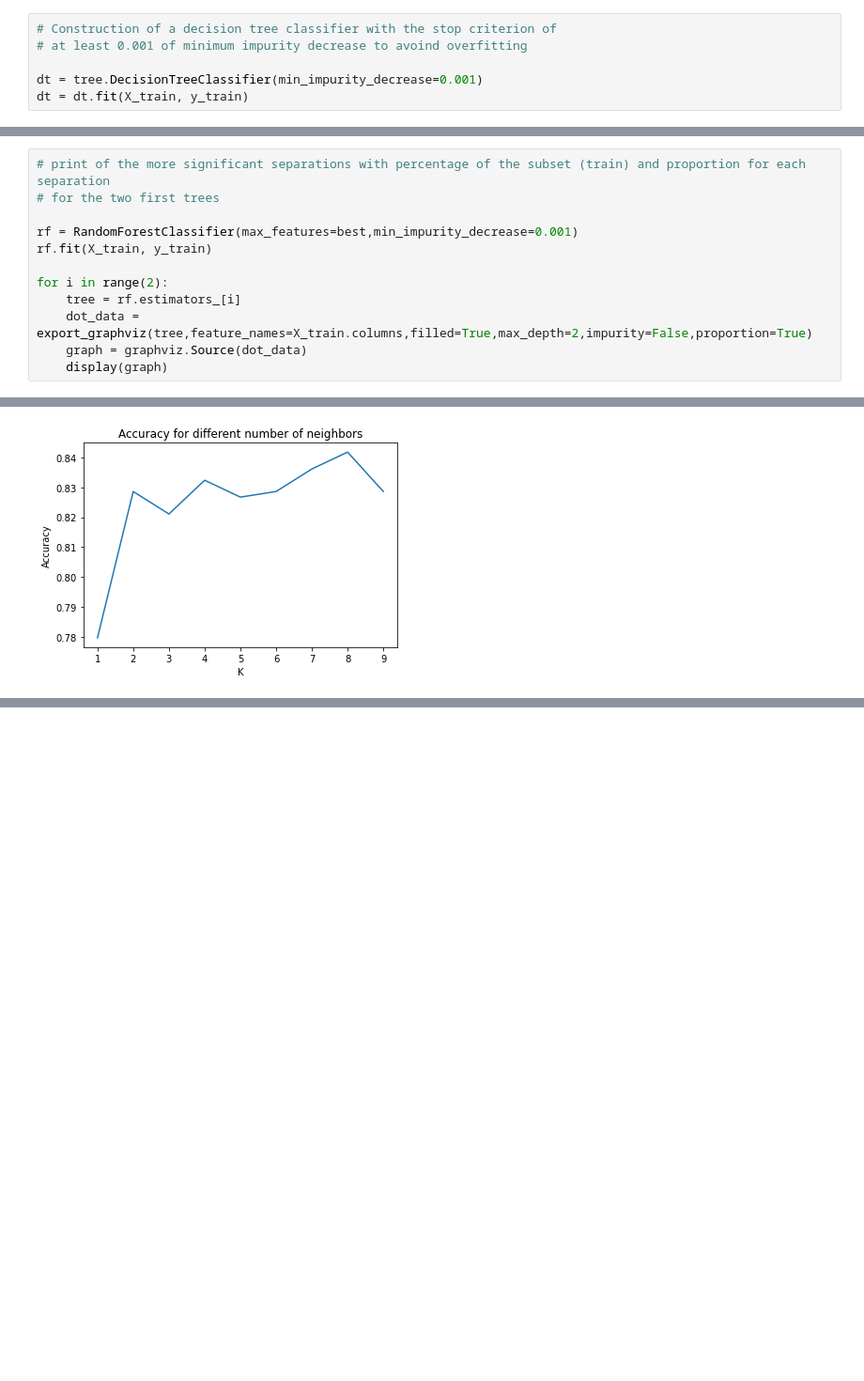
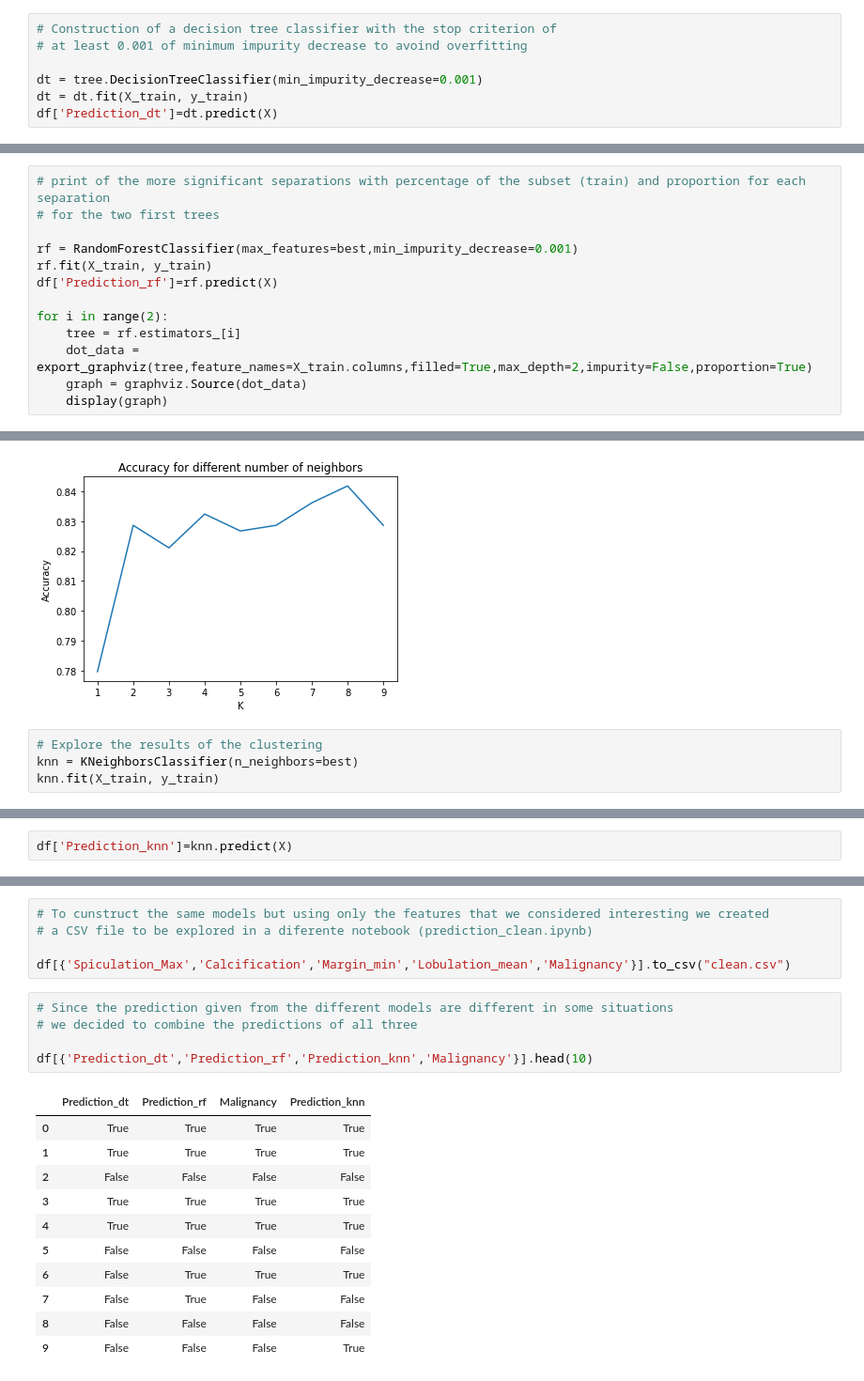
Before and after one commit to IA-DS-G4/LAB, a Jupyter notebook: pylidc/prediction_dt_rf_knn.ipynb, the cells around one changed output, grey strips where cells are left out. Shown at 94% size. Cells and saved outputs as stored; diff of their text form; blank space fills up the shorter version.

```diff
--- a/pylidc/prediction_dt_rf_knn.ipynb
+++ b/pylidc/prediction_dt_rf_knn.ipynb
@@ -126,6 +126,7 @@ X_train, X_test, y_train, y_test=train_test_split(X,y,test_size=0.2,random_state
 
 dt = tree.DecisionTreeClassifier(min_impurity_decrease=0.001)
 dt = dt.fit(X_train, y_train)
+df['Prediction_dt']=dt.predict(X)
 # %%
 # print of the more significant separations with percentage of the subset (train) and proportion for each separation
 
@@ -196,6 +197,7 @@ Best number of features:  8  with accuracy= 0.8549905838041432
 
 rf = RandomForestClassifier(max_features=best,min_impurity_decrease=0.001)
 rf.fit(X_train, y_train)
+df['Prediction_rf']=rf.predict(X)
 
 for i in range(2):
     tree = rf.estimators_[i]
@@ -245,3 +253,7 @@ print("Best number of neighbors: ", best ," with accuracy=", best_ac)
 # %% [output]
 Best number of neighbors:  8  with accuracy= 0.8418079096045198
 [figure]
+# %%
+# Explore the results of the clustering
+knn = KNeighborsClassifier(n_neighbors=best)
+knn.fit(X_train, y_train)
@@ -247,0 +262,2 @@ Best number of neighbors:  8  with accuracy= 0.8418079096045198
+# %%
+df['Prediction_knn']=knn.predict(X)
@@ -247,0 +562,22 @@ Best number of neighbors:  8  with accuracy= 0.8418079096045198
+# %%
+# To cunstruct the same models but using only the features that we considered interesting we created
+# a CSV file to be explored in a diferente notebook (prediction_clean.ipynb)
+
+df[{'Spiculation_Max','Calcification','Margin_min','Lobulation_mean','Malignancy'}].to_csv("clean.csv")
+# %%
+# Since the prediction given from the different models are different in some situations
+# we decided to combine the predictions of all three
+
+df[{'Prediction_dt','Prediction_rf','Prediction_knn','Malignancy'}].head(10)
+# %% [output]
+|  | Prediction_dt | Prediction_rf | Malignancy | Prediction_knn |
+| 0 | True | True | True | True |
+| 1 | True | True | True | True |
+| 2 | False | False | False | False |
+| 3 | True | True | True | True |
+| 4 | True | True | True | True |
+| 5 | False | False | False | False |
+| 6 | False | True | True | True |
+| 7 | False | True | False | False |
+| 8 | False | False | False | False |
+| 9 | False | False | False | True |
```
Also changed, not shown: parts of 63 cells of this notebook, 4 other files.
